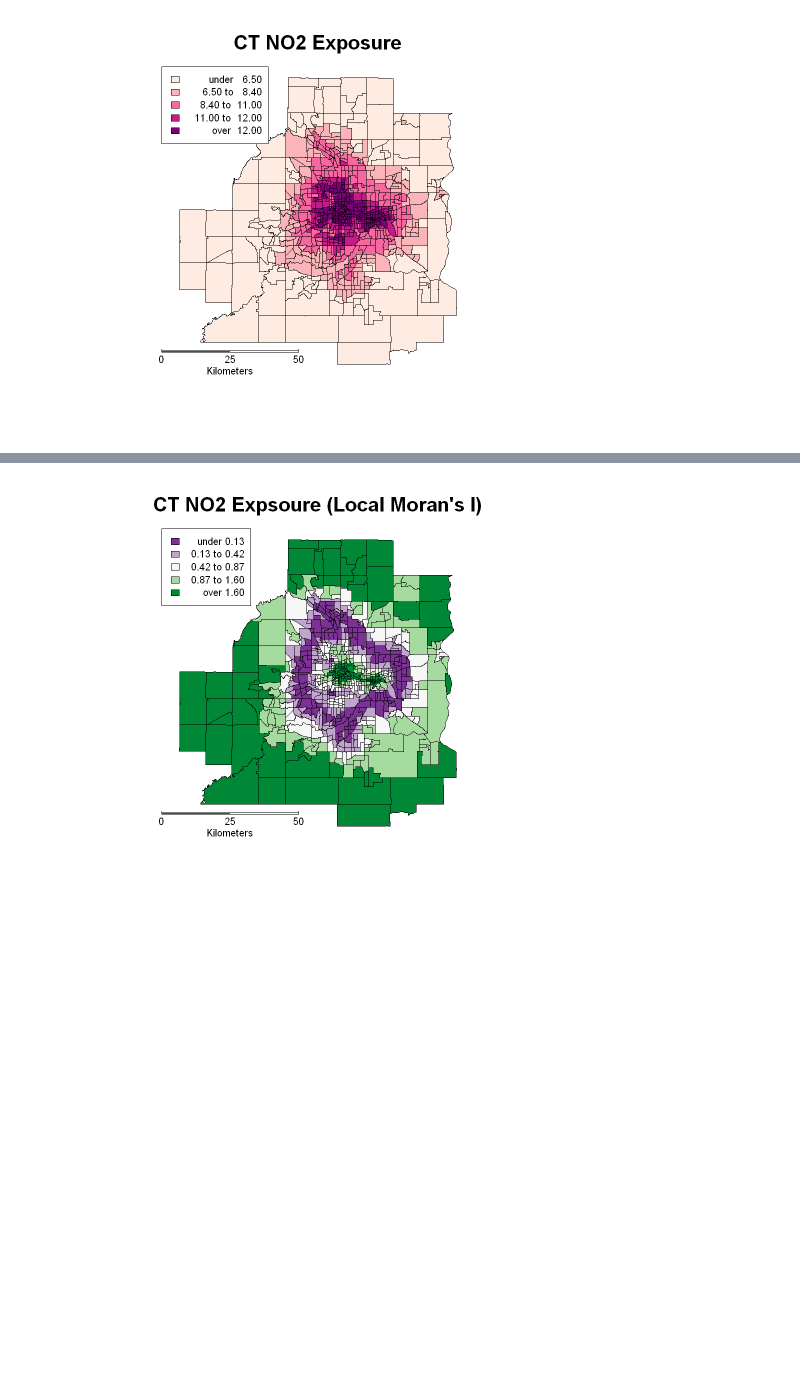
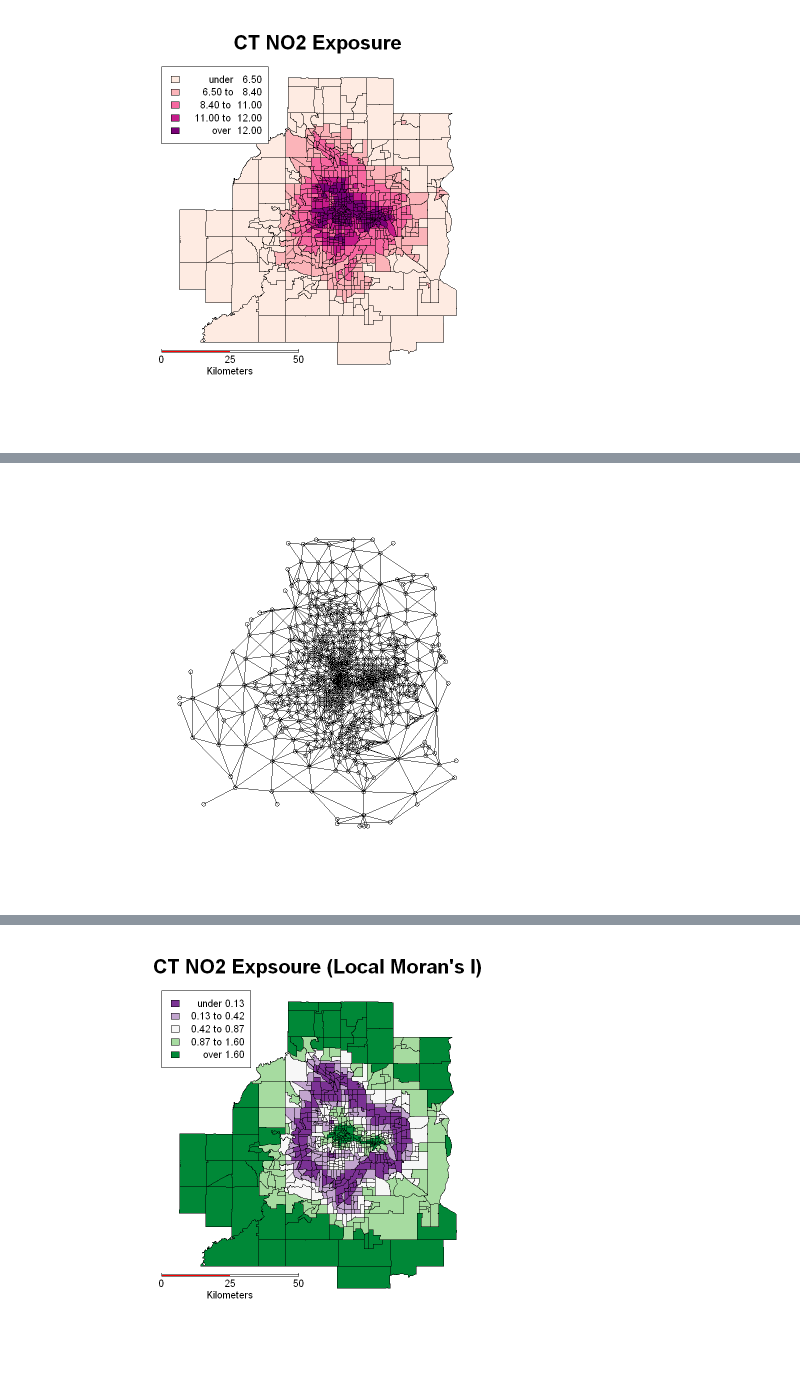
Before and after one commit to travisormsby/day_of_data, a Jupyter notebook: Autocorrelation.ipynb, the cells around one changed output, grey strips where cells are left out. Cells and saved outputs as stored; diff of their text form; code cells hidden in the pictures; blank space fills up the shorter version.

```diff
--- a/Autocorrelation.ipynb
+++ b/Autocorrelation.ipynb
@@ -62 +72,9 @@ map.scale(-32000,-48000,50000,"Kilometers",2,25,sfcol='red')
+# %%
+# convert spatial data to a contiguity graph to make it easy to tell which regions are neighbors
+ct.nb<-poly2nb(ct.aea)
+
+# visualize the contiguity graph
+plot(ct.lw, coordinates(ct.aea))
+# %% [output]
+[figure, added]
 # %%
```
Also changed, not shown: parts of 17 cells of this notebook.
